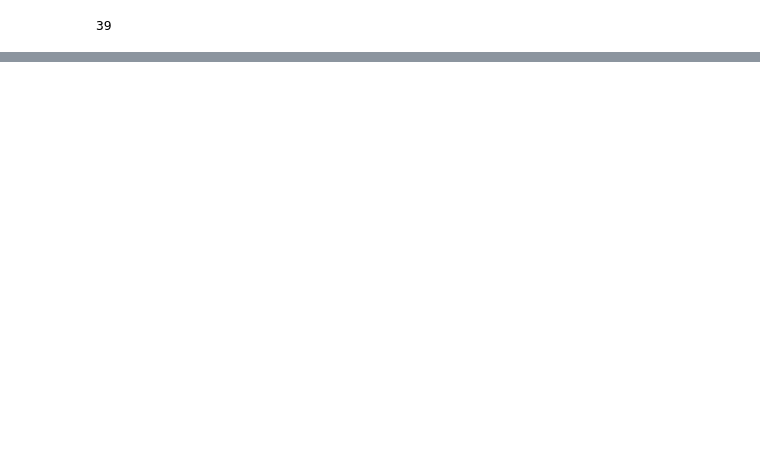
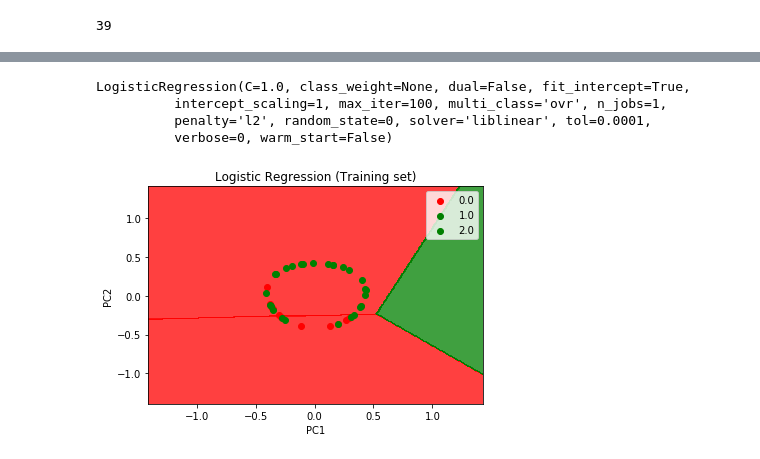
Before and after one commit to analuizaypessoa/fgv_machine_learning, a Jupyter notebook: PPRRC.ipynb, the cells around one changed output, grey strips where cells are left out. Drawn from its saved outputs; the diff is of its cells as text; code cells hidden in the pictures; blank space fills up the shorter version.

```diff
--- a/PPRRC.ipynb
+++ b/PPRRC.ipynb
@@ -263,0 +305,5 @@ plt.show()
+# %%
+from sklearn.decomposition import KernelPCA
+kpca = KernelPCA(n_components = 2, kernel = 'rbf')
+X_train = kpca.fit_transform(X_train)
+X_test = kpca.transform(X_test)
@@ -263,0 +330,8 @@ plt.show()
+# %%
+classifier = LogisticRegression(random_state = 0)
+classifier.fit(X_train, y_train)
+# %% [output]
+LogisticRegression(C=1.0, class_weight=None, dual=False, fit_intercept=True,
+          intercept_scaling=1, max_iter=100, multi_class='ovr', n_jobs=1,
+          penalty='l2', random_state=0, solver='liblinear', tol=0.0001,
+          verbose=0, warm_start=False)
@@ -263,0 +342,19 @@ plt.show()
+# %%
+from matplotlib.colors import ListedColormap
+X_set, y_set = X_train, y_train
+X1, X2 = np.meshgrid(np.arange(start = X_set[:, 0].min() - 1, stop = X_set[:, 0].max() + 1, step = 0.01),
+                     np.arange(start = X_set[:, 1].min() - 1, stop = X_set[:, 1].max() + 1, step = 0.01))
+plt.contourf(X1, X2, classifier.predict(np.array([X1.ravel(), X2.ravel()]).T).reshape(X1.shape),
+             alpha = 0.75, cmap = ListedColormap(('red', 'green')))
+plt.xlim(X1.min(), X1.max())
+plt.ylim(X2.min(), X2.max())
+for i, j in enumerate(np.unique(y_set)):
+    plt.scatter(X_set[y_set == j, 0], X_set[y_set == j, 1],
+                c = ListedColormap(('red', 'green'))(i), label = j)
+plt.title('Logistic Regression (Training set)')
+plt.xlabel('PC1')
+plt.ylabel('PC2')
+plt.legend()
+plt.show()
+# %% [output]
+[figure, added]
```
Also changed, not shown: parts of 17 cells of this notebook.
